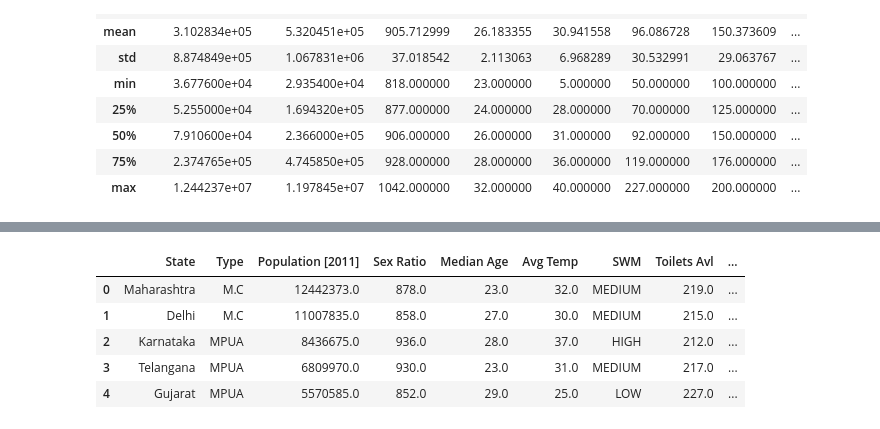
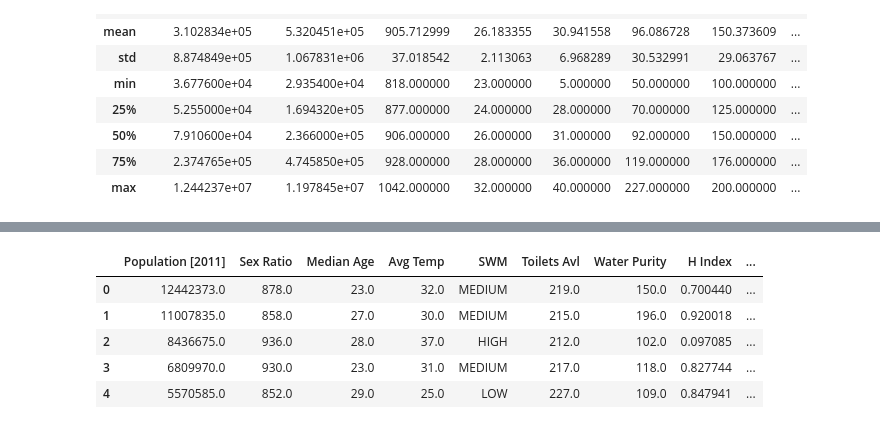
Before and after one commit to saivinayb/Flipr_Hackathon6.0, a Jupyter notebook: Flipr_Hackathon_6_Part_1.ipynb, the cells around one changed output, grey strips where cells are left out. Cells and saved outputs as stored; diff of their text form; code cells hidden in the pictures.

```diff
--- a/Flipr_Hackathon_6_Part_1.ipynb
+++ b/Flipr_Hackathon_6_Part_1.ipynb
@@ -13,4 +9,4 @@ from sklearn.ensemble import RandomForestRegressor, GradientBoostingRegressor
 # %%
-df = pd.read_excel('/content/drive/My Drive/Colab Notebooks/Flipr Hackathons/Hackathon 6.0/Train_dataset.xlsx')
-df1 = pd.read_excel('/content/drive/My Drive/Colab Notebooks/Flipr Hackathons/Hackathon 6.0/Test_dataset.xlsx')
+df_train = pd.read_excel('/content/drive/My Drive/Colab Notebooks/Flipr Hackathons/Hackathon 6.0/Train_dataset.xlsx')
+df_test = pd.read_excel('/content/drive/My Drive/Colab Notebooks/Flipr Hackathons/Hackathon 6.0/Test_dataset.xlsx')
 # %%
@@ -57,12 +53,12 @@ Foreign Visitors      90
 Covid Cases            0
 dtype: int64
 # %%
-df = df.drop(['City', 'Popuation [2001]', 'Female Population'], axis = 1)
+df = df_train.drop(['City', 'Popuation [2001]', 'Female Population', 'State', 'Type'], axis = 1)
 df.head()
 # %% [output]
-|  | State | Type | Population [2011] | Sex Ratio | Median Age | Avg Temp | SWM | Toilets Avl | ... |
-| 0 | Maharashtra | M.C | 12442373.0 | 878.0 | 23.0 | 32.0 | MEDIUM | 219.0 | ... |
-| 1 | Delhi | M.C | 11007835.0 | 858.0 | 27.0 | 30.0 | MEDIUM | 215.0 | ... |
-| 2 | Karnataka | MPUA | 8436675.0 | 936.0 | 28.0 | 37.0 | HIGH | 212.0 | ... |
-| 3 | Telangana | MPUA | 6809970.0 | 930.0 | 23.0 | 31.0 | MEDIUM | 217.0 | ... |
-| 4 | Gujarat | MPUA | 5570585.0 | 852.0 | 29.0 | 25.0 | LOW | 227.0 | ... |
+|  | Population [2011] | Sex Ratio | Median Age | Avg Temp | SWM | Toilets Avl | Water Purity | H Index | ... |
+| 0 | 12442373.0 | 878.0 | 23.0 | 32.0 | MEDIUM | 219.0 | 150.0 | 0.700440 | ... |
+| 1 | 11007835.0 | 858.0 | 27.0 | 30.0 | MEDIUM | 215.0 | 196.0 | 0.920018 | ... |
+| 2 | 8436675.0 | 936.0 | 28.0 | 37.0 | HIGH | 212.0 | 102.0 | 0.097085 | ... |
+| 3 | 6809970.0 | 930.0 | 23.0 | 31.0 | MEDIUM | 217.0 | 118.0 | 0.827744 | ... |
+| 4 | 5570585.0 | 852.0 | 29.0 | 25.0 | LOW | 227.0 | 109.0 | 0.847941 | ... |
```
Also changed, not shown: parts of 24 cells of this notebook.
